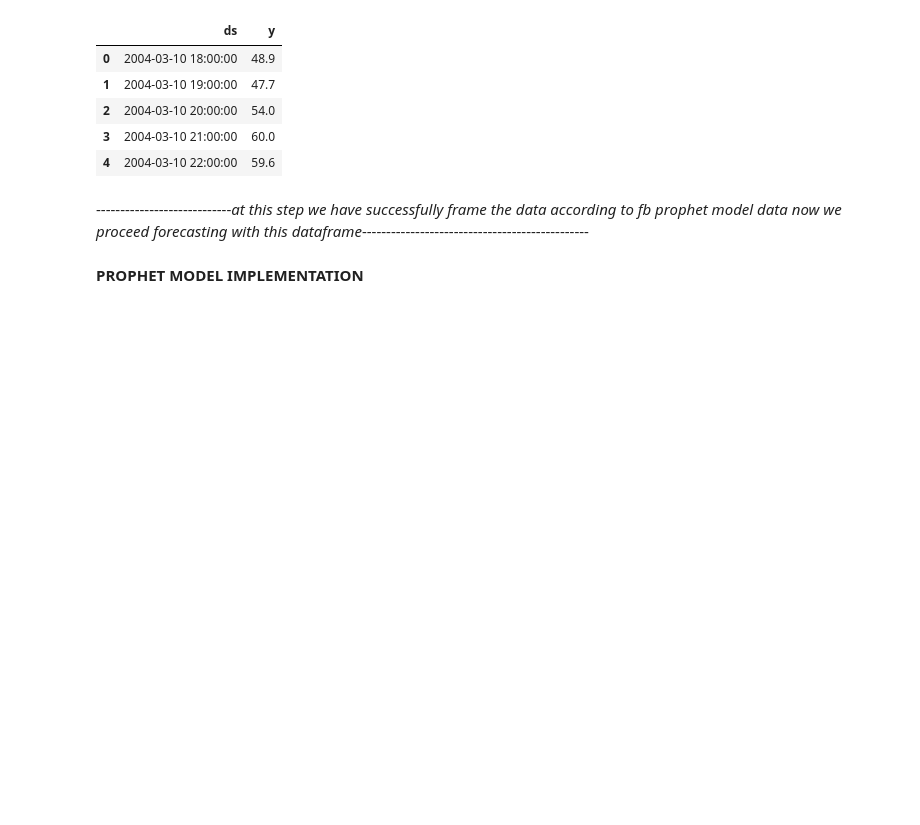
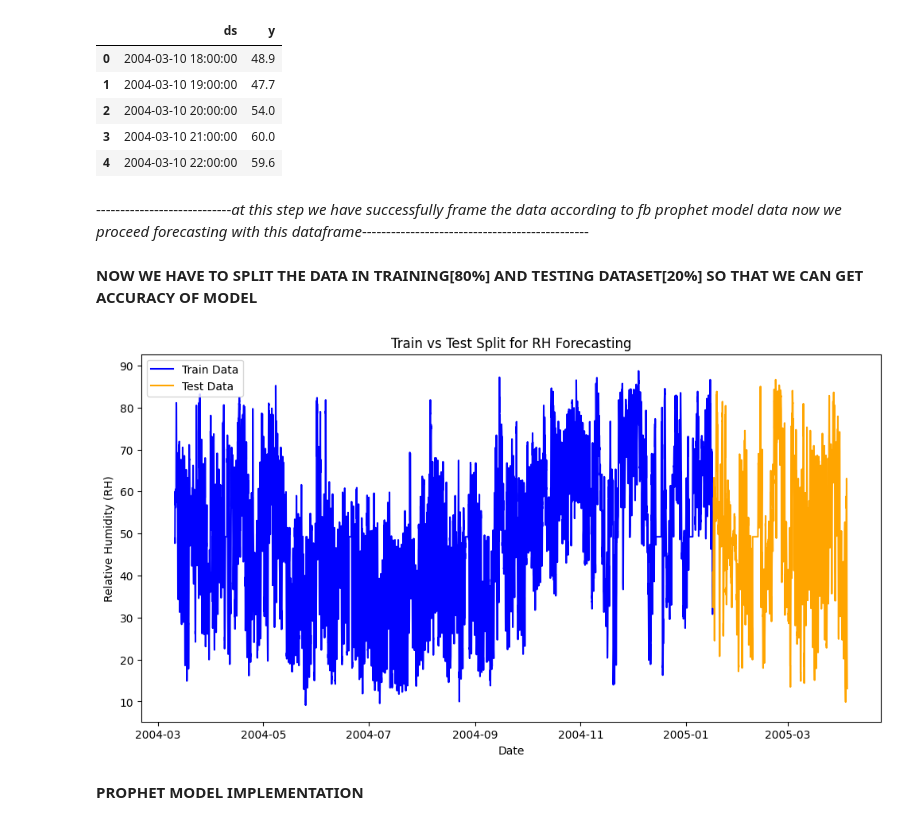
Before and after one commit to dwivediprashant/AIR_QUALITY_INDEX_PROJECT, a Jupyter notebook: airQualityIndex.ipynb, the cells around one changed output. Cells and saved outputs as stored; diff of their text form; code cells hidden in the pictures; blank space fills up the shorter version.

```diff
--- a/airQualityIndex.ipynb
+++ b/airQualityIndex.ipynb
@@ -421,3 +421,5 @@ data.head()
 | 4 | 2004-03-10 22:00:00 | 59.6 |
 # %% [markdown]
 ----------------------------<i>at this step we have successfully frame the data according to fb prophet model data now we proceed forecasting with this dataframe</i>-----------------------------------------------
+# %% [markdown]
+****NOW WE HAVE TO SPLIT THE DATA IN TRAINING[80%] AND TESTING DATASET[20%] SO THAT WE CAN GET ACCURACY OF MODEL****
@@ -424,2 +430,20 @@ data.head()
+# %%
+import matplotlib.pyplot as plt
+
+plt.figure(figsize=(12,6))
+
+# Plot training data
+plt.plot(train['ds'], train['y'], label='Train Data', color='blue')
+
+# Plot testing data
+plt.plot(test['ds'], test['y'], label='Test Data', color='orange')
+
+plt.xlabel("Date")
+plt.ylabel("Relative Humidity (RH)")
+plt.title("Train vs Test Split for RH Forecasting")
+plt.legend()
+plt.show()
+# %% [output]
+[figure, added]
 # %% [markdown]
 **PROPHET MODEL IMPLEMENTATION**
```
Also changed, not shown: parts of 30 cells of this notebook.
